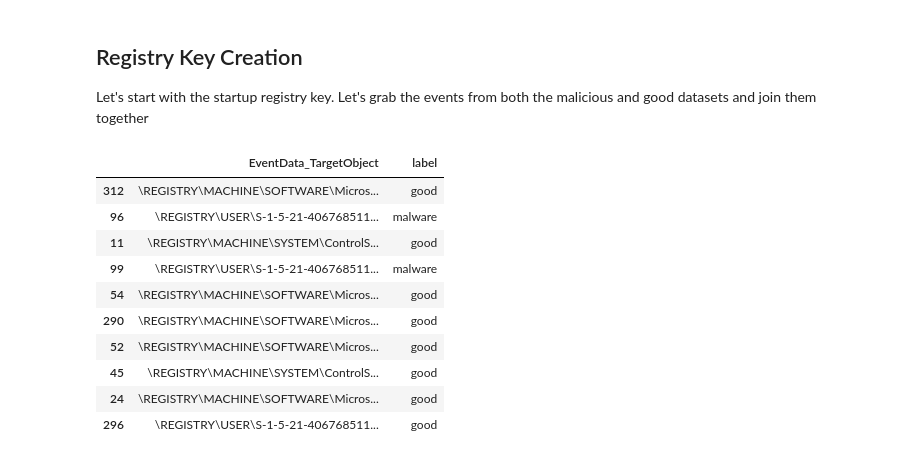
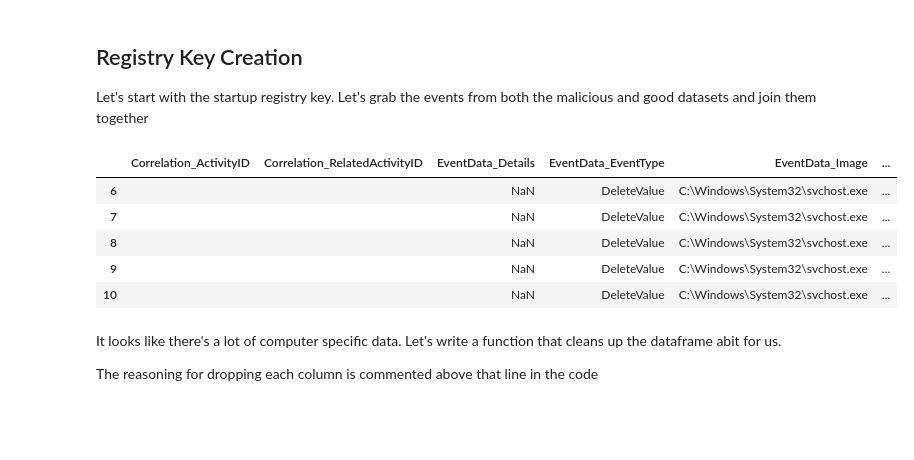
Before and after one commit to ckc5800/detecting_malicious_activity, a Jupyter notebook: ml_csec_applications.ipynb, the cells around one changed output. Saved outputs shown, nothing was run; the diff lists cells and outputs as text; code cells hidden in the pictures; blank space fills up the shorter version.

```diff
--- a/ml_csec_applications.ipynb
+++ b/ml_csec_applications.ipynb
@@ -1096,18 +1096,20 @@ Let's start with the startup registry key. Let's grab the events from both the m
 # %%
 baseline_reg = baseline[(baseline.EventID == "12") | (baseline.EventID == "13")]
 malicious_reg = malicious[(malicious.EventID == "12") | (malicious.EventID == "13")]
-# %%
-registry_training_data = baseline_reg.append(malicious_reg)
-registry_training_data[['EventData_TargetObject', 'label']].sample(10)
-# %% [output]
-|  | EventData_TargetObject | label |
-| 312 | \REGISTRY\MACHINE\SOFTWARE\Micros... | good |
-| 96 | \REGISTRY\USER\S-1-5-21-406768511... | malware |
-| 11 | \REGISTRY\MACHINE\SYSTEM\ControlS... | good |
-| 99 | \REGISTRY\USER\S-1-5-21-406768511... | malware |
-| 54 | \REGISTRY\MACHINE\SOFTWARE\Micros... | good |
-| 290 | \REGISTRY\MACHINE\SOFTWARE\Micros... | good |
-| 52 | \REGISTRY\MACHINE\SOFTWARE\Micros... | good |
-| 45 | \REGISTRY\MACHINE\SYSTEM\ControlS... | good |
-| 24 | \REGISTRY\MACHINE\SOFTWARE\Micros... | good |
-| 296 | \REGISTRY\USER\S-1-5-21-406768511... | good |
+# %%
+registry_training_data = baseline_reg.append(malicious_reg)
+
+# Keep only columns that have data. This eliminates the columns from other event ids
+registry_training_data = registry_training_data.dropna(how="all", axis=1)
+registry_training_data.head()
+# %% [output]
+|  | Correlation_ActivityID | Correlation_RelatedActivityID | EventData_Details | EventData_EventType | EventData_Image | ... |
+| 6 |  |  | NaN | DeleteValue | C:\Windows\System32\svchost.exe | ... |
+| 7 |  |  | NaN | DeleteValue | C:\Windows\System32\svchost.exe | ... |
+| 8 |  |  | NaN | DeleteValue | C:\Windows\System32\svchost.exe | ... |
+| 9 |  |  | NaN | DeleteValue | C:\Windows\System32\svchost.exe | ... |
+| 10 |  |  | NaN | DeleteValue | C:\Windows\System32\svchost.exe | ... |
+# %% [markdown]
+It looks like there's a lot of computer specific data. Let's write a function that cleans up the dataframe abit for us.
+
+The reasoning for dropping each column is commented above that line in the code
```
Also changed, not shown: parts of 28 cells of this notebook, 2 other files.
